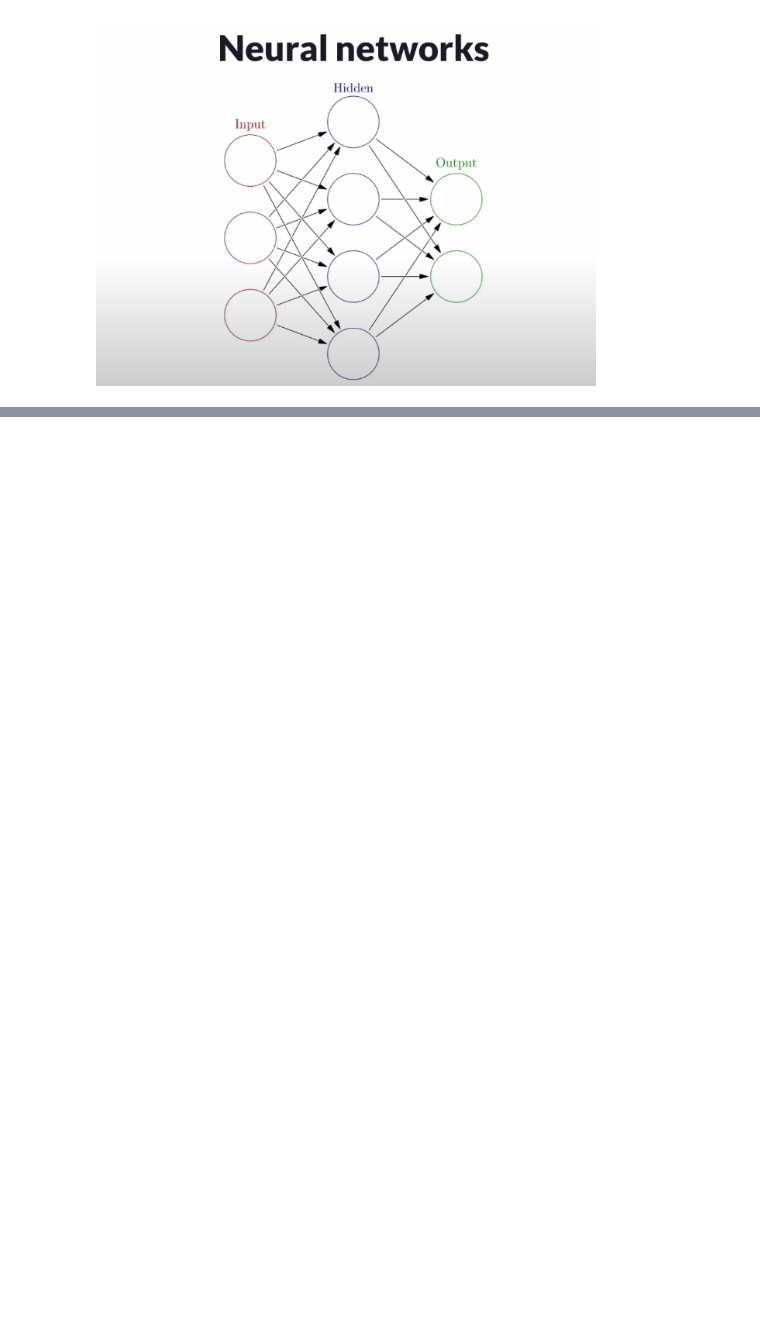
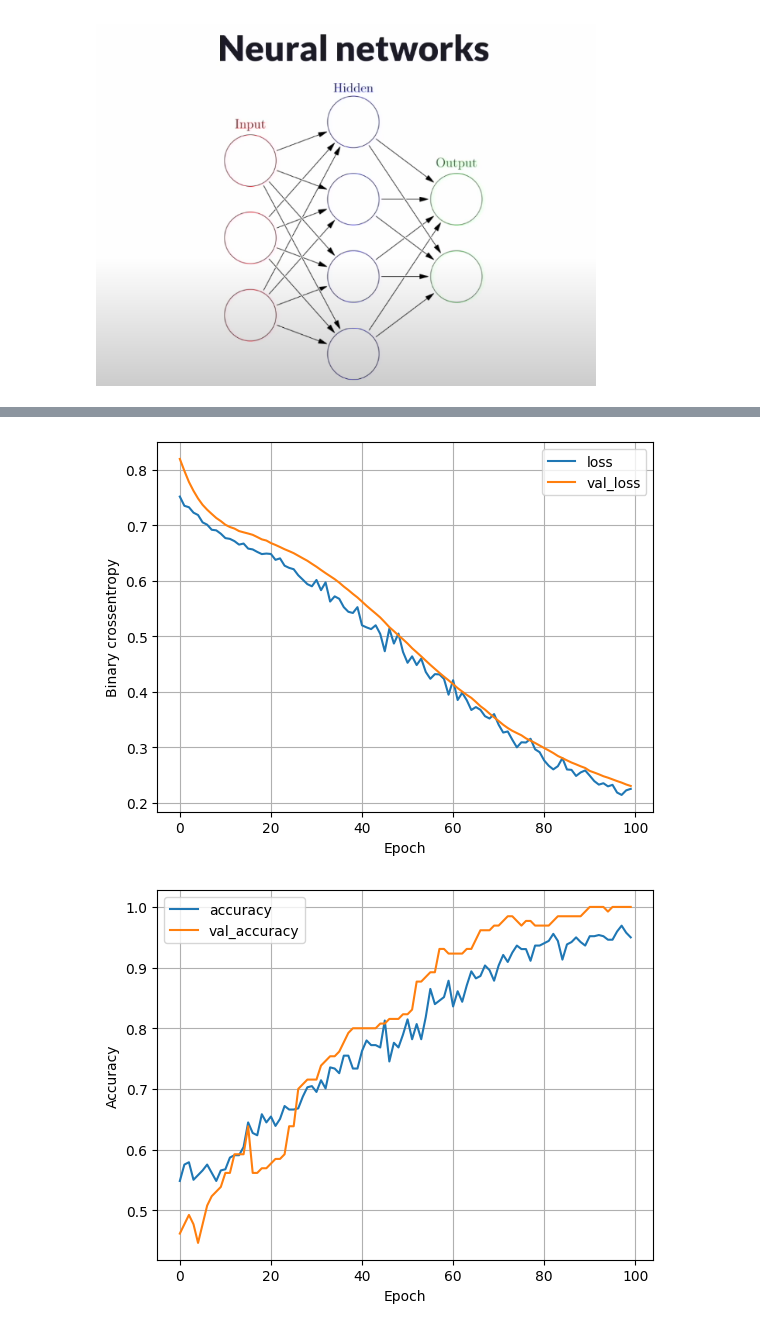
Before and after one commit to Ev-Hoang/Machine-Learning-Studies, a Jupyter notebook: ML.ipynb, the cells around one changed output, grey strips where cells are left out. Saved outputs shown, nothing was run; the diff lists cells and outputs as text; code cells hidden in the pictures; blank space fills up the shorter version.

```diff
--- a/ML.ipynb
+++ b/ML.ipynb
@@ -255,0 +257,47 @@ ImportError: DLL load failed while importing _pywrap_tensorflow_internal: A dyna
+# %%
+def plot_loss(history):
+    plt.plot(history.history['loss'], label='loss')
+    plt.plot(history.history['val_loss'], label='val_loss')
+    plt.xlabel('Epoch')
+    plt.ylabel('Binary crossentropy')
+    plt.legend()
+    plt.grid()
+    plt.show()
+
+def plot_accuracy(history):
+    plt.plot(history.history['accuracy'], label='accuracy')
+    plt.plot(history.history['val_accuracy'], label='val_accuracy')
+    plt.xlabel('Epoch')
+    plt.ylabel('Accuracy')
+    plt.legend()
+    plt.grid()
+    plt.show()
+# %%
+def train_model(x_train, y_train, num_nodes, dropout_prob, lr, batch_size, epochs):
+    nn_model = tf.keras.Sequential([
+        tf.keras.layers.Dense(num_nodes, activation='relu', input_shape=(3,)),
+        tf.keras.layers.Dropout(dropout_prob),
+        tf.keras.layers.Dense(num_nodes, activation='relu'),
+        tf.keras.layers.Dropout(dropout_prob),
+        tf.keras.layers.Dense(1, activation='sigmoid')
+    ])
+
+    nn_model.compile(optimizer=tf.keras.optimizers.Adam(lr),
+                     loss='binary_crossentropy',
+                     metrics=['accuracy'])
+
+    history = nn_model.fit(x_train, y_train,
+                      epochs=epochs,
+                      batch_size=batch_size,
+                      validation_split=0.2,
+                      verbose=0)
+
+    return nn_model, history
+# %%
+model, history = train_model(x_train, y_train, 4, 0.1, 0.001, 32, 100)
+# %%
+plot_loss(history)
+plot_accuracy(history)
+# %% [output]
+[figure, added]
+[figure, added]
```
Also changed, not shown: parts of 7 cells of this notebook.
